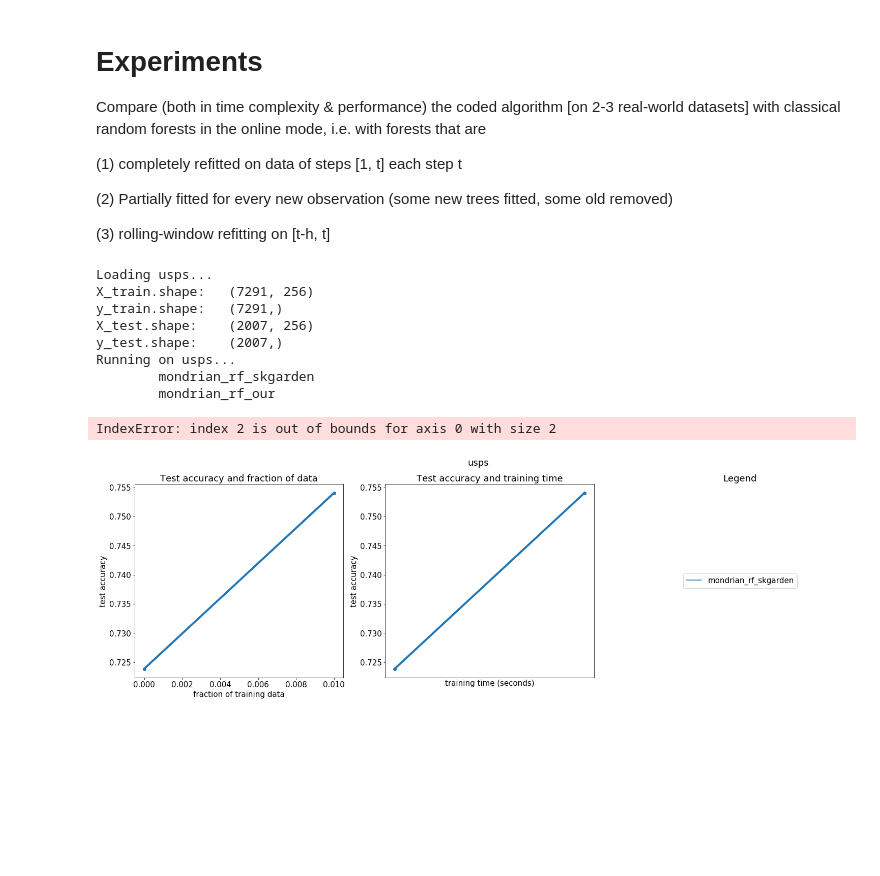
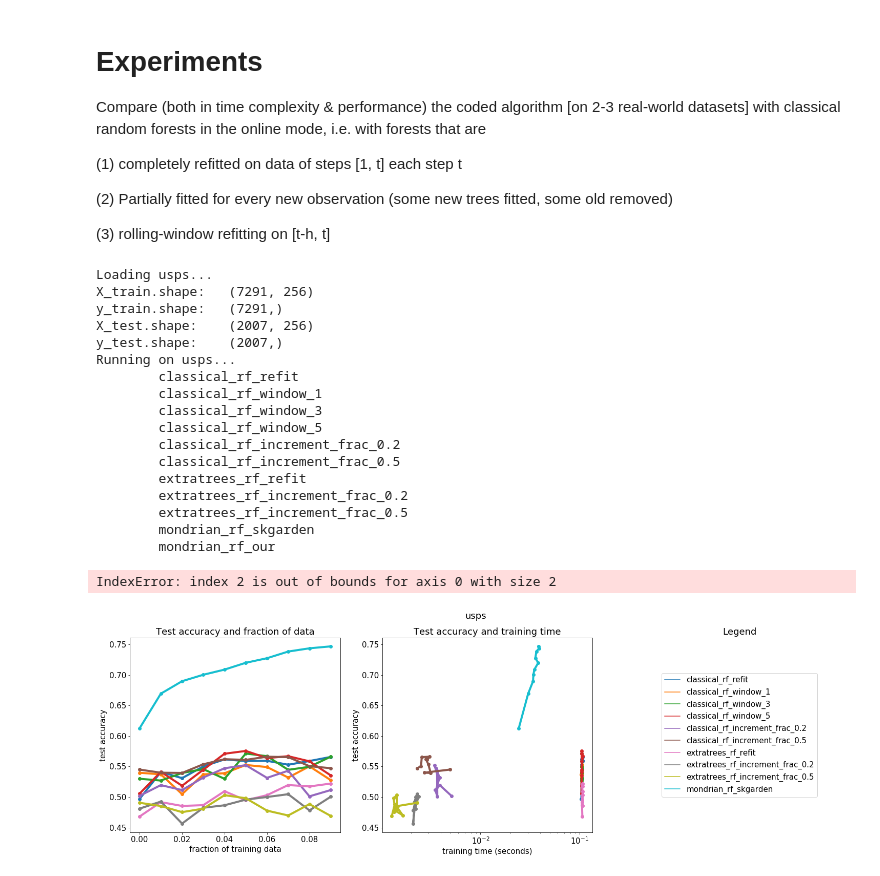
Before and after one commit to apnkv/mondrian-forest, a Jupyter notebook: Experiments.ipynb, the cells around one changed output. Drawn from its saved outputs; the diff is of its cells as text; code cells hidden in the pictures; blank space fills up the shorter version.

```diff
--- a/Experiments.ipynb
+++ b/Experiments.ipynb
@@ -35,20 +35,29 @@ from experiments import run_all_methods_all_datasets
 # %%
 %%time
 
-n_batches = 2
+n_batches = 10
 n_estimators = 2
 max_depth = 3
 n_iter = 5
 
 run_all_methods_all_datasets(n_iter, n_batches, n_estimators, max_depth)
 # %% [output]
 Loading usps...
 X_train.shape:   (7291, 256)
 y_train.shape:   (7291,)
 X_test.shape:    (2007, 256)
 y_test.shape:    (2007,)
 Running on usps...
+        classical_rf_refit
+        classical_rf_window_1
+        classical_rf_window_3
+        classical_rf_window_5
+        classical_rf_increment_frac_0.2
+        classical_rf_increment_frac_0.5
+        extratrees_rf_refit
+        extratrees_rf_increment_frac_0.2
+        extratrees_rf_increment_frac_0.5
         mondrian_rf_skgarden
         mondrian_rf_our
 IndexError: index 2 is out of bounds for axis 0 with size 2
-[figure, old version]
+[figure, new version]
```
Also changed, not shown: 1 other file.
